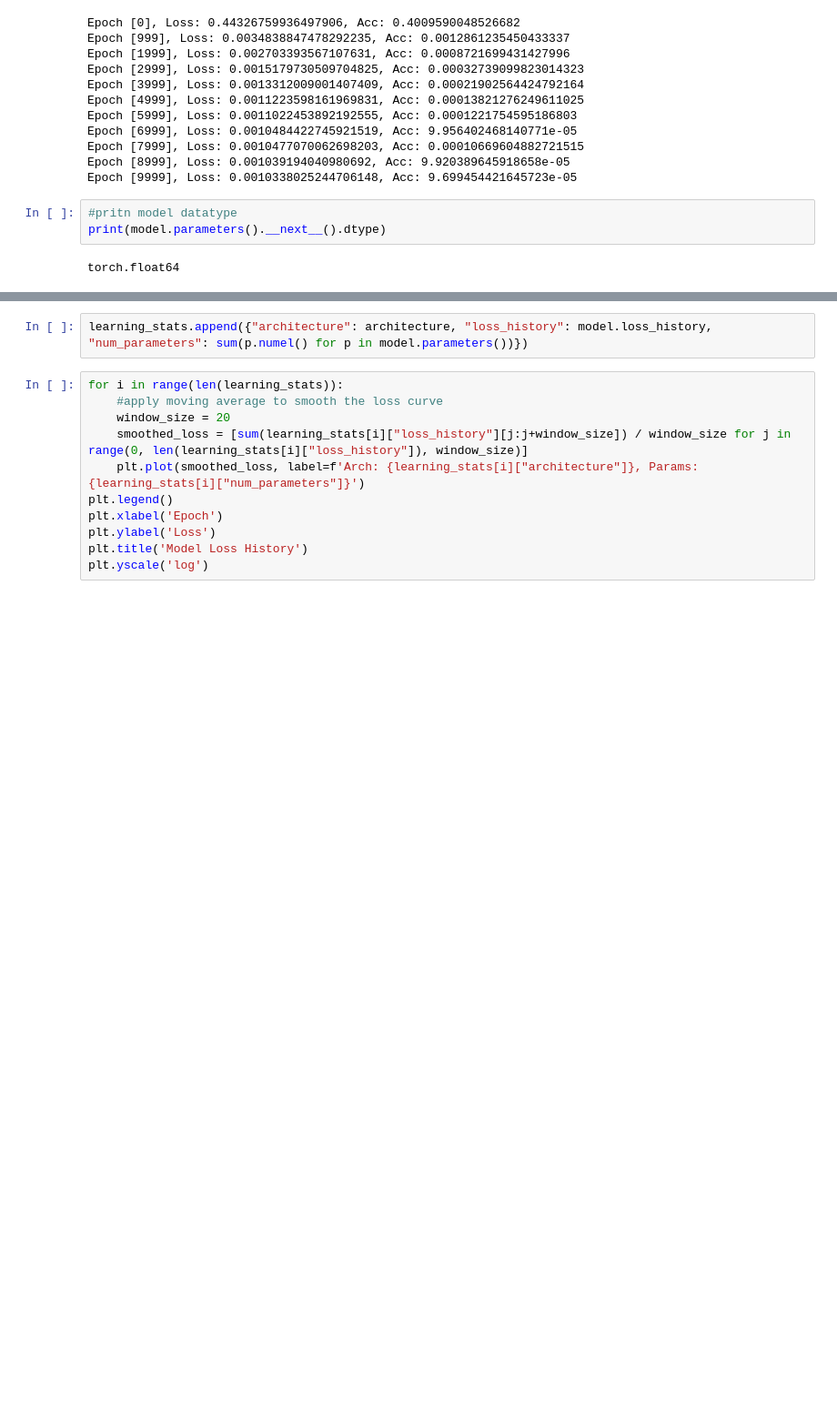
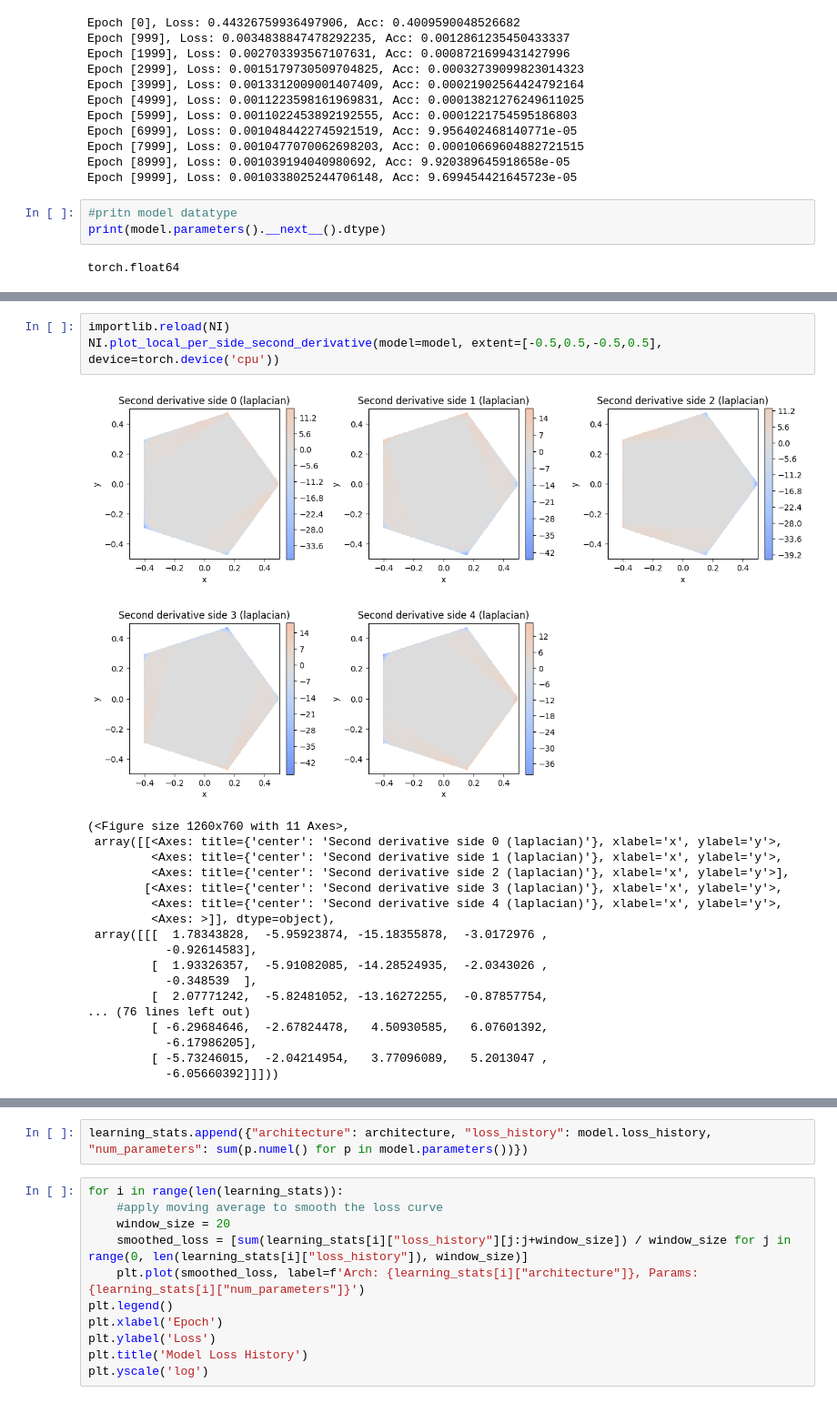
Before and after one commit to csgellert/NeuralIGA, a Jupyter notebook: Neural-Distance-Fields/MSSDF.ipynb, the cells around one changed output, grey strips where cells are left out. Shown at 91% size. Drawn from its saved outputs; the diff is of its cells as text; blank space fills up the shorter version.

```diff
--- a/Neural-Distance-Fields/MSSDF.ipynb
+++ b/Neural-Distance-Fields/MSSDF.ipynb
@@ -151,0 +165,22 @@ NI.plot_local_per_side_gradient_error(model, extent=[-0.5,0.5,-0.5,0.5], device=
+# %%
+importlib.reload(NI)
+NI.plot_local_per_side_second_derivative(model=model, extent=[-0.5,0.5,-0.5,0.5], device=torch.device('cpu'))
+# %% [output]
+[figure, added]
+(<Figure size 1260x760 with 11 Axes>,
+ array([[<Axes: title={'center': 'Second derivative side 0 (laplacian)'}, xlabel='x', ylabel='y'>,
+         <Axes: title={'center': 'Second derivative side 1 (laplacian)'}, xlabel='x', ylabel='y'>,
+         <Axes: title={'center': 'Second derivative side 2 (laplacian)'}, xlabel='x', ylabel='y'>],
+        [<Axes: title={'center': 'Second derivative side 3 (laplacian)'}, xlabel='x', ylabel='y'>,
+         <Axes: title={'center': 'Second derivative side 4 (laplacian)'}, xlabel='x', ylabel='y'>,
+         <Axes: >]], dtype=object),
+ array([[[  1.78343828,  -5.95923874, -15.18355878,  -3.0172976 ,
+           -0.92614583],
+         [  1.93326357,  -5.91082085, -14.28524935,  -2.0343026 ,
+           -0.348539  ],
+         [  2.07771242,  -5.82481052, -13.16272255,  -0.87857754,
+... (76 lines left out)
+         [ -6.29684646,  -2.67824478,   4.50930585,   6.07601392,
+           -6.17986205],
+         [ -5.73246015,  -2.04214954,   3.77096089,   5.2013047 ,
+           -6.05660392]]]))
```
Also changed, not shown: parts of 19 cells of this notebook, 2 other files.
